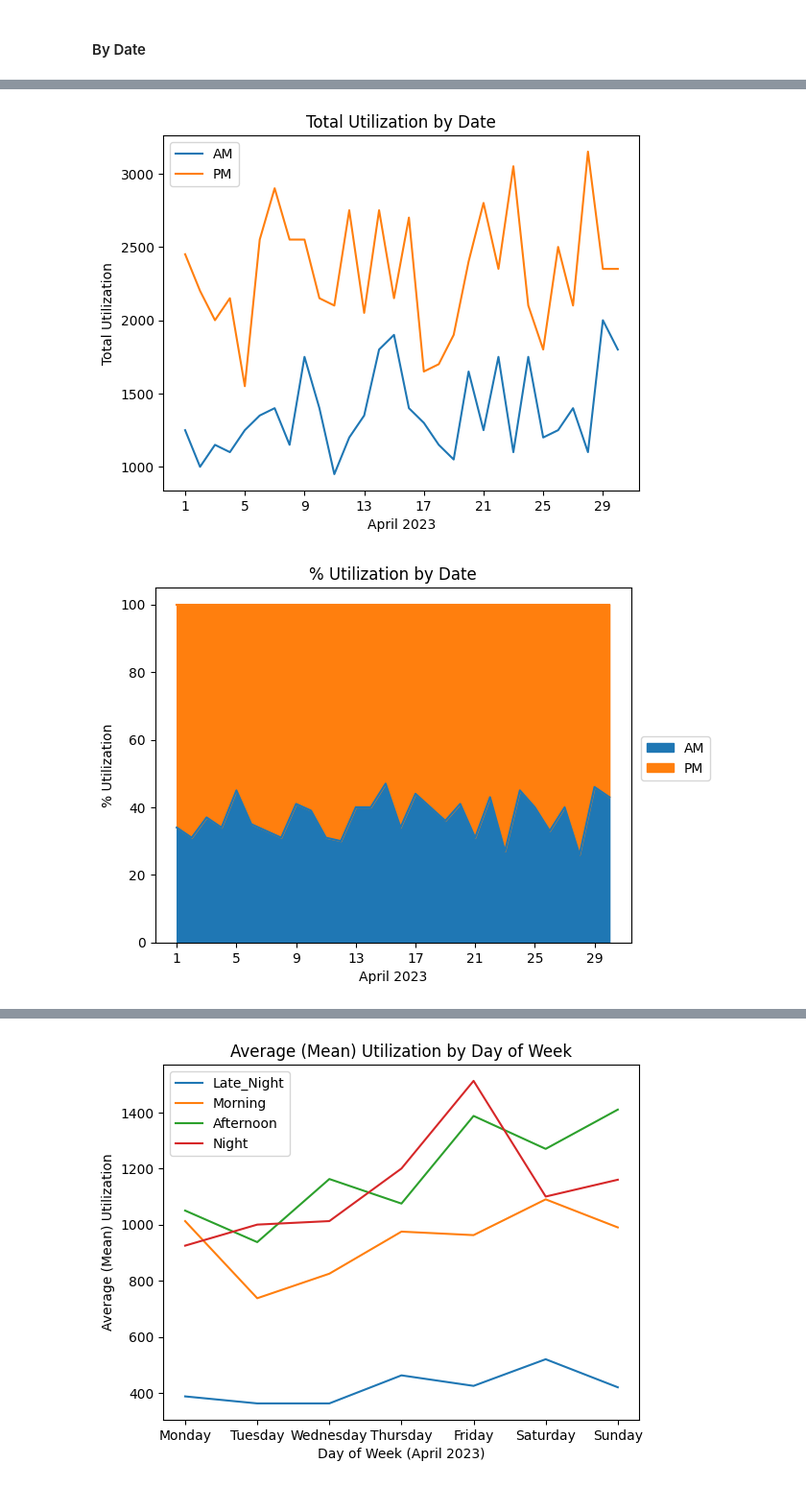
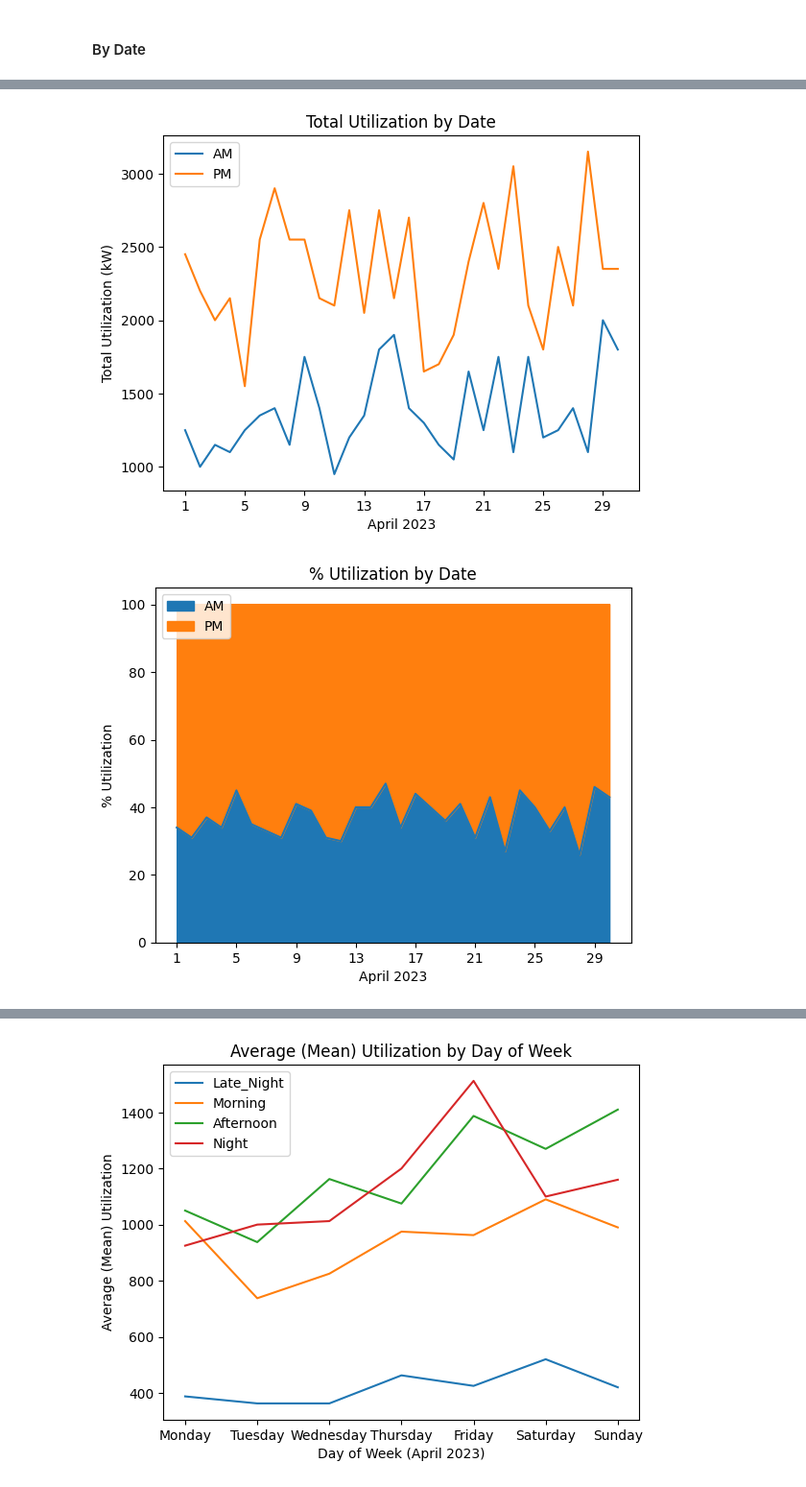
Before and after one commit to jnerurkar/ChargeZoneApr2023, a Jupyter notebook: Charge Zone Project.ipynb, the cells around one changed output, grey strips where cells are left out. Shown at 96% size. Drawn from its saved outputs; the diff is of its cells as text; code cells hidden in the pictures.

Commit message:
Adding more detail to charts.

```diff
--- a/Charge Zone Project.ipynb
+++ b/Charge Zone Project.ipynb
@@ -204,21 +205,21 @@ mp.show()
 # %%
 pivot1a = heatmap_data.pivot_table(index = 'Date', columns = 'AM_PM', values = 'Unit_Consumption' , aggfunc = 'sum').fillna(0).astype(int)
-pivot1a.plot(title = 'Total Utilization by Date', xlabel = 'April 2023', ylabel = 'Total Utilization')
+pivot1a.plot(title = 'Total Utilization by Date', xlabel = 'April 2023', ylabel = 'Total Utilization (kW)')
 mp.xticks(range(1, 31, 4))
 mp.legend(title = '')
-# mp.savefig("cz_1a.jpg")
+mp.savefig("cz_1a.jpg")
 mp.show()
 # %% [output]
-[figure, old version]
+[figure, new version]
 # %%
 pivot1b = pivot1a.div(pivot1a.sum(axis=1), axis=0).round(2)
 pivot1b.plot.area(stacked = True, title = '% Utilization by Date', xlabel = 'April 2023', ylabel = '% Utilization')
 mp.xticks(range(1, 31, 4))
 mp.yticks(np.arange(0, 1.1, step=0.2), ('0','20','40','60','80','100'))
-mp.legend(title = '', bbox_to_anchor = (1.18, 0.6), loc = 1)
-# mp.savefig("cz_1b.jpg")
+mp.legend(title = '', loc = 2)
+mp.savefig("cz_1b.jpg")
 mp.show()
 # %% [output]
-[figure, old version]
+[figure, new version]
 # %%
 pivot1c = heatmap_data.pivot_table(index = 'Date', columns = 'AM_PM', values = 'Unit_Consumption' , aggfunc = 'mean').fillna(0).round(2)
```
Also changed, not shown: parts of 41 cells of this notebook, 23 other files.
